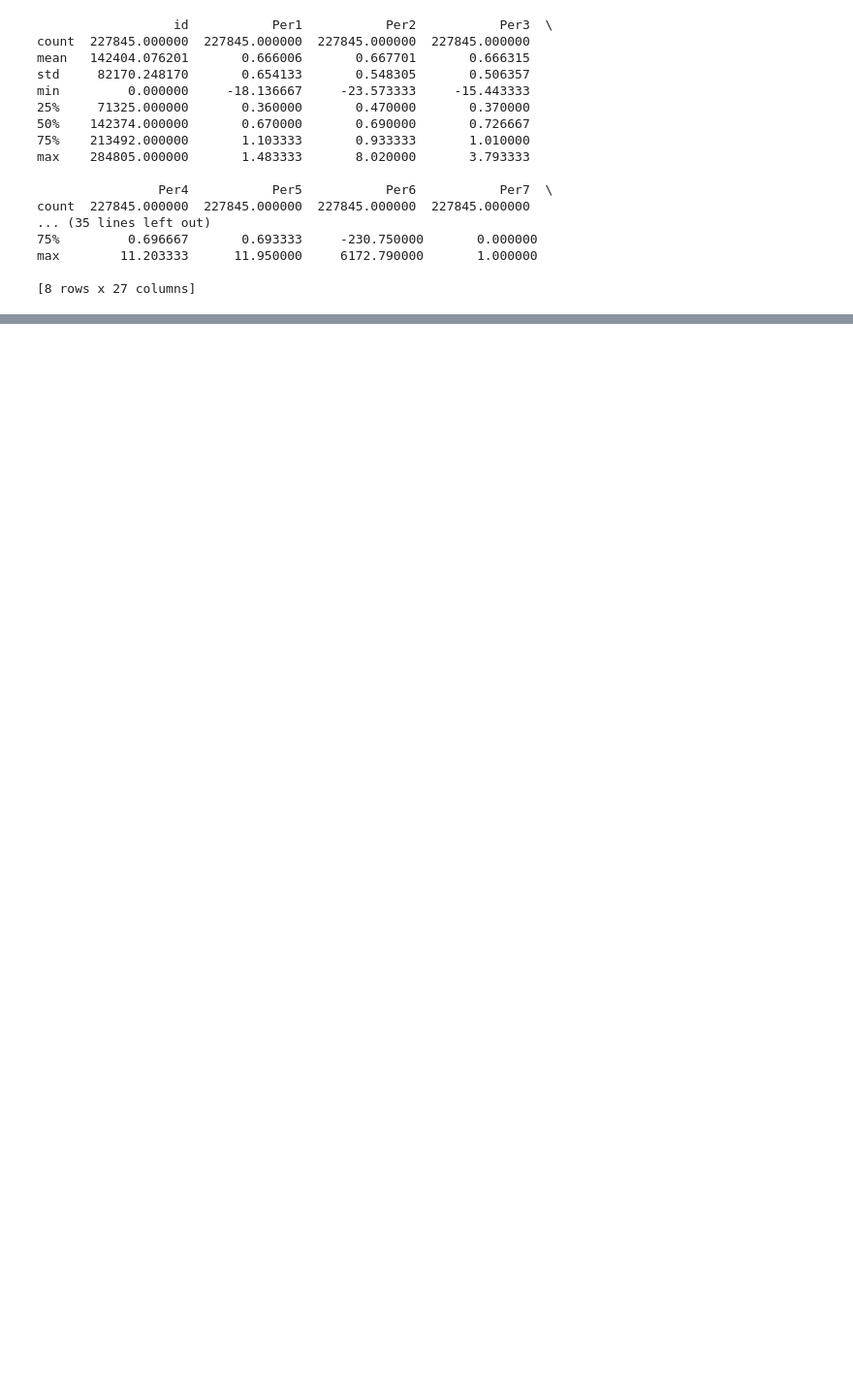
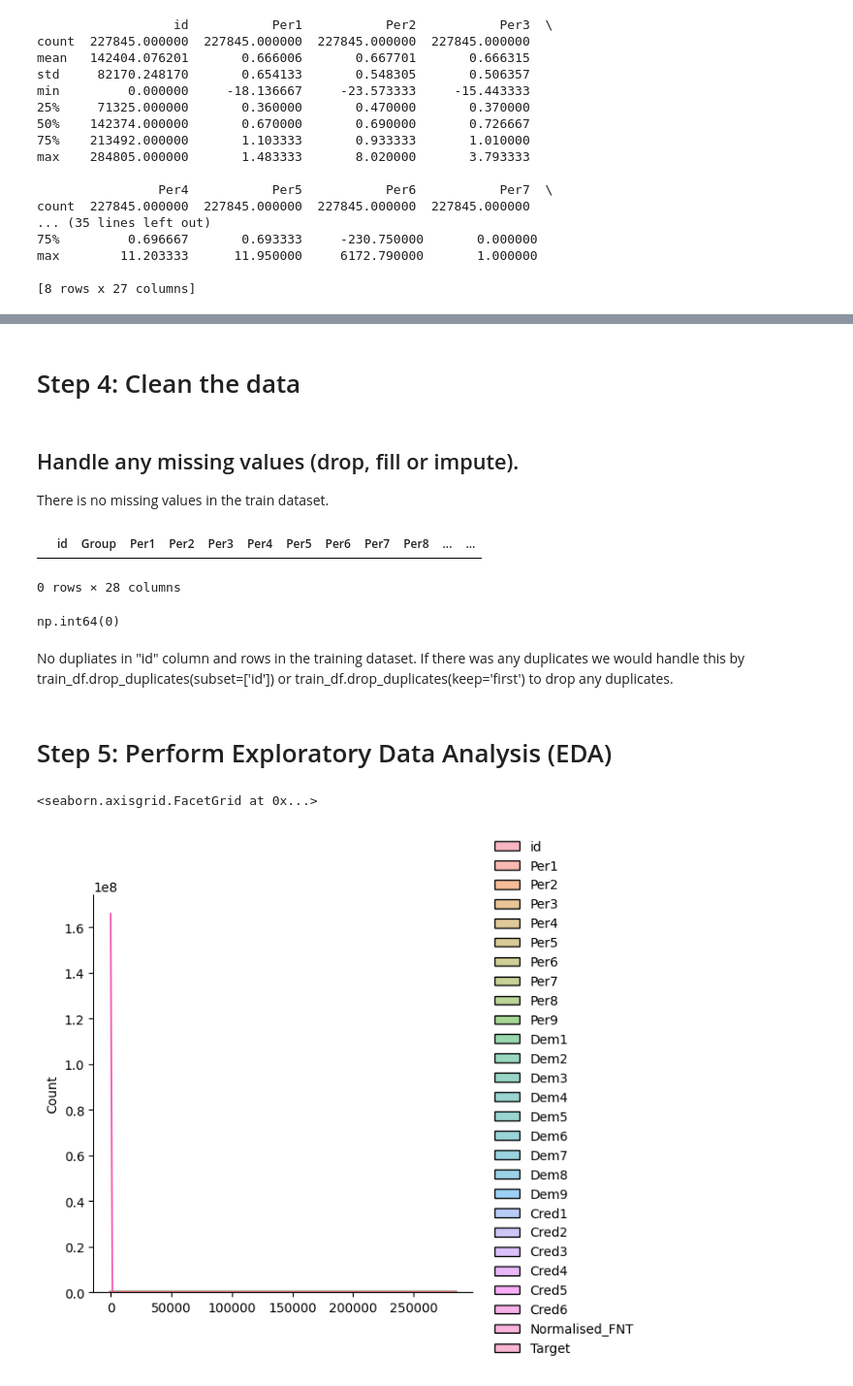
Before and after one commit to ctimothy14/fraud-analysis, a Jupyter notebook: fraud_analysis.ipynb, the cells around one changed output, grey strips where cells are left out. Shown at 97% size. Drawn from its saved outputs; the diff is of its cells as text; code cells hidden in the pictures; blank space fills up the shorter version.

Commit message:
on step4

```diff
--- a/fraud_analysis.ipynb
+++ b/fraud_analysis.ipynb
@@ -198,0 +216,27 @@ memory usage: 48.7+ MB
+# %% [markdown]
+# Step 4: Clean the data
+# %% [markdown]
+## Handle any missing values (drop, fill or impute).
+There is no missing values in the train dataset.
+# %%
+# Finding if there are any duplicate values in "id" Column
+train_df[train_df.duplicated(['id'], keep=False)]
+# %% [output]
+|  | id | Group | Per1 | Per2 | Per3 | Per4 | Per5 | Per6 | Per7 | Per8 | ... | ... |
+0 rows × 28 columns
+# %%
+# checking for duplicated rows in training dataset.
+train_df.duplicated().sum()
+# %% [output]
+np.int64(0)
+# %% [markdown]
+No dupliates in "id" column and rows in the training dataset.
+If there was any duplicates we would handle this by train_df.drop_duplicates(subset=['id']) or train_df.drop_duplicates(keep='first') to drop any duplicates.
+# %% [markdown]
+# Step 5: Perform Exploratory Data Analysis (EDA)
+# %%
+# create histogram with density curve overlaid
+sns.displot(train_df, kde=True, bins=15)
+# %% [output]
+<seaborn.axisgrid.FacetGrid at 0x...>
+[figure, added]
```
Also changed, not shown: parts of 5 cells of this notebook.
